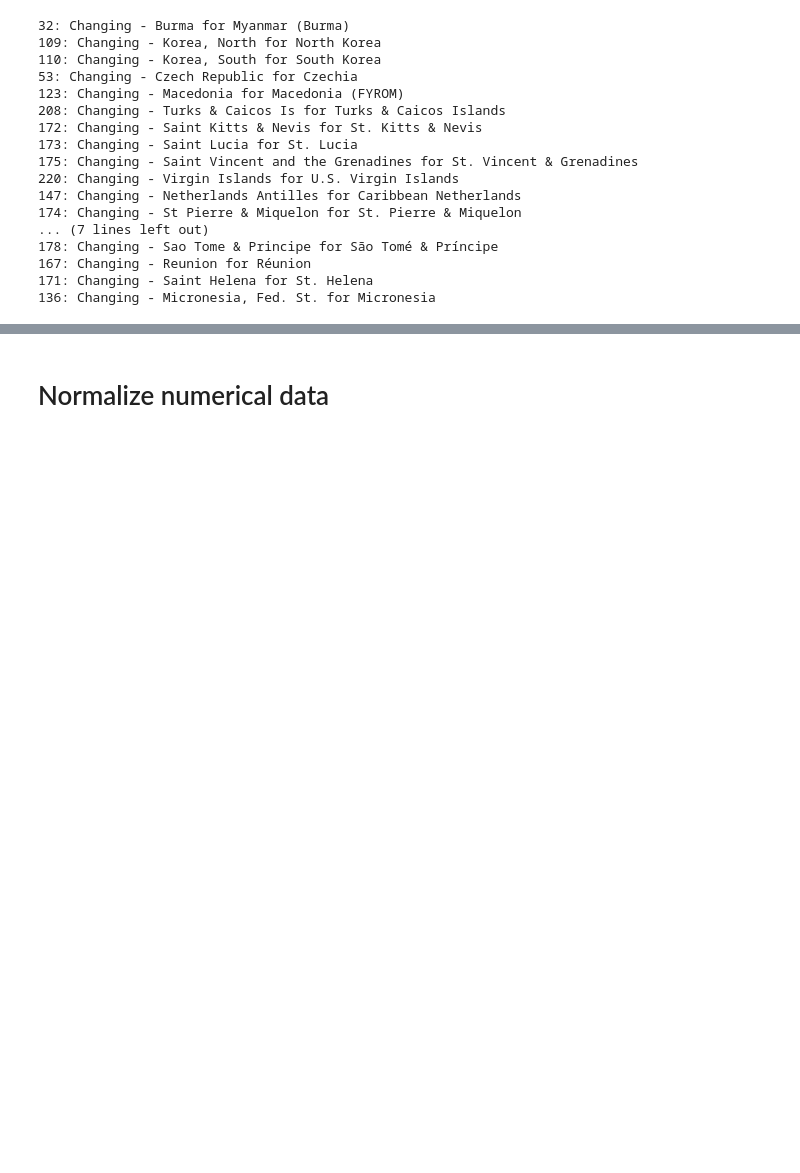
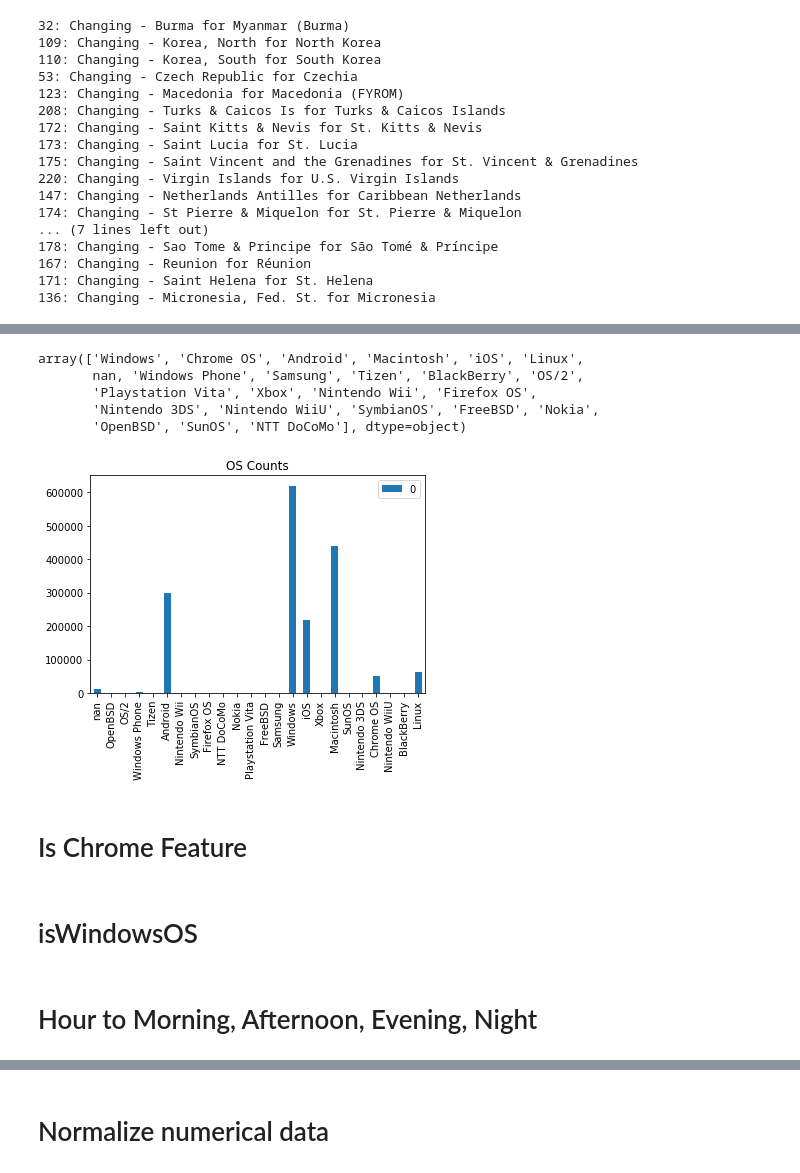
Before and after one commit to aparamshetti/StatsProject, a Jupyter notebook: code/FeatureGeneration.ipynb, the cells around one changed output, grey strips where cells are left out. Drawn from its saved outputs; the diff is of its cells as text; code cells hidden in the pictures; blank space fills up the shorter version.

```diff
--- a/code/FeatureGeneration.ipynb
+++ b/code/FeatureGeneration.ipynb
@@ -157,0 +150,16 @@ comb = comb.drop(columns=['Country'])
+# %%
+
+os = Counter(train['device.operatingSystem'])
+df = pd.DataFrame.from_dict(os, orient='index')
+%matplotlib inline
+df.plot(kind='bar', title = "OS Counts")
+train['device.operatingSystem'].unique()
+# %% [output]
+array(['Windows', 'Chrome OS', 'Android', 'Macintosh', 'iOS', 'Linux',
+       nan, 'Windows Phone', 'Samsung', 'Tizen', 'BlackBerry', 'OS/2',
+       'Playstation Vita', 'Xbox', 'Nintendo Wii', 'Firefox OS',
+       'Nintendo 3DS', 'Nintendo WiiU', 'SymbianOS', 'FreeBSD', 'Nokia',
+       'OpenBSD', 'SunOS', 'NTT DoCoMo'], dtype=object)
+[figure, added]
+# %% [markdown]
+# Is Chrome Feature
@@ -157,0 +170,2 @@ comb = comb.drop(columns=['Country'])
+# %% [markdown]
+# isWindowsOS
@@ -157,0 +176,2 @@ comb = comb.drop(columns=['Country'])
+# %% [markdown]
+# Hour to Morning, Afternoon, Evening, Night
```
Also changed, not shown: parts of 36 cells of this notebook, 2 other files.
